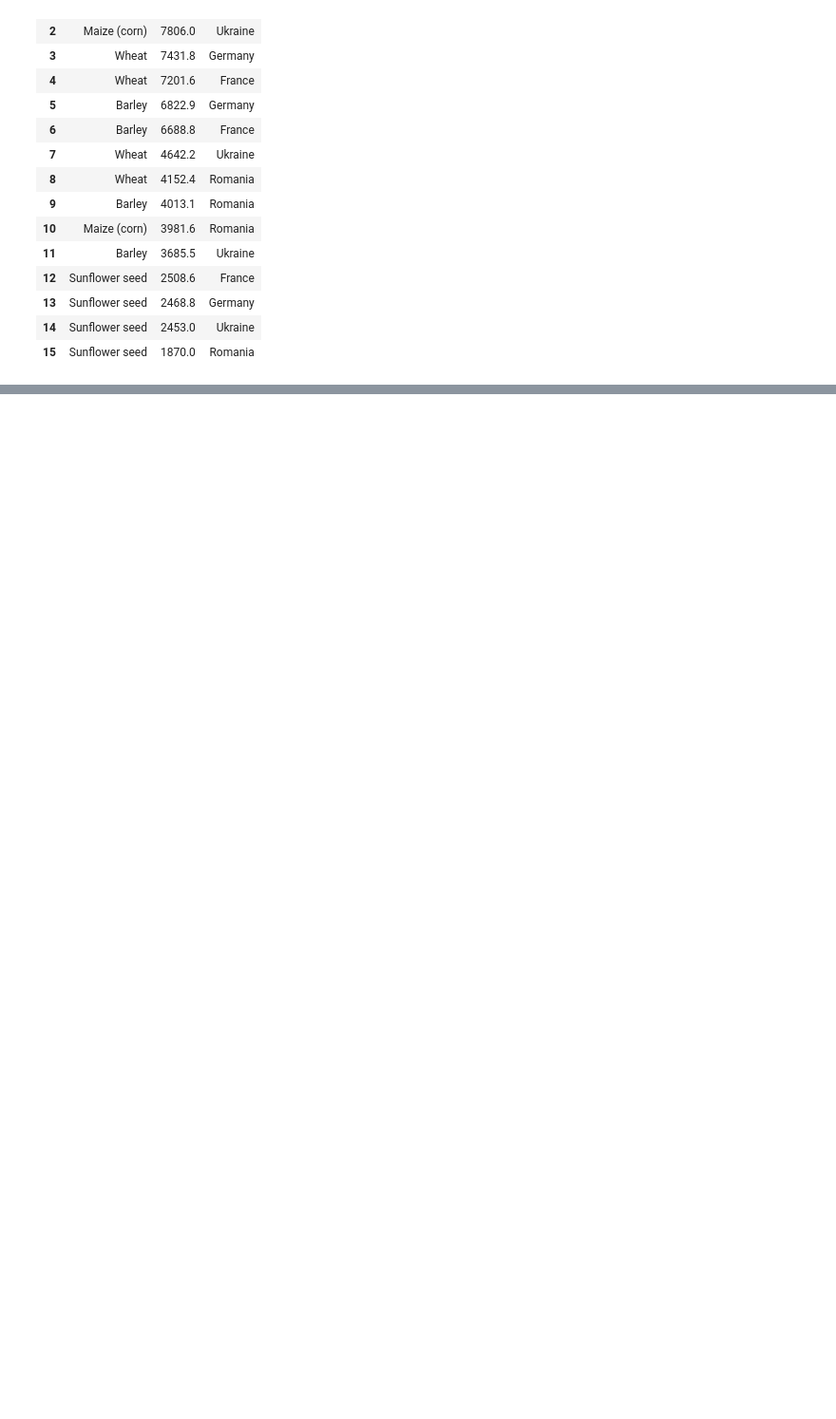
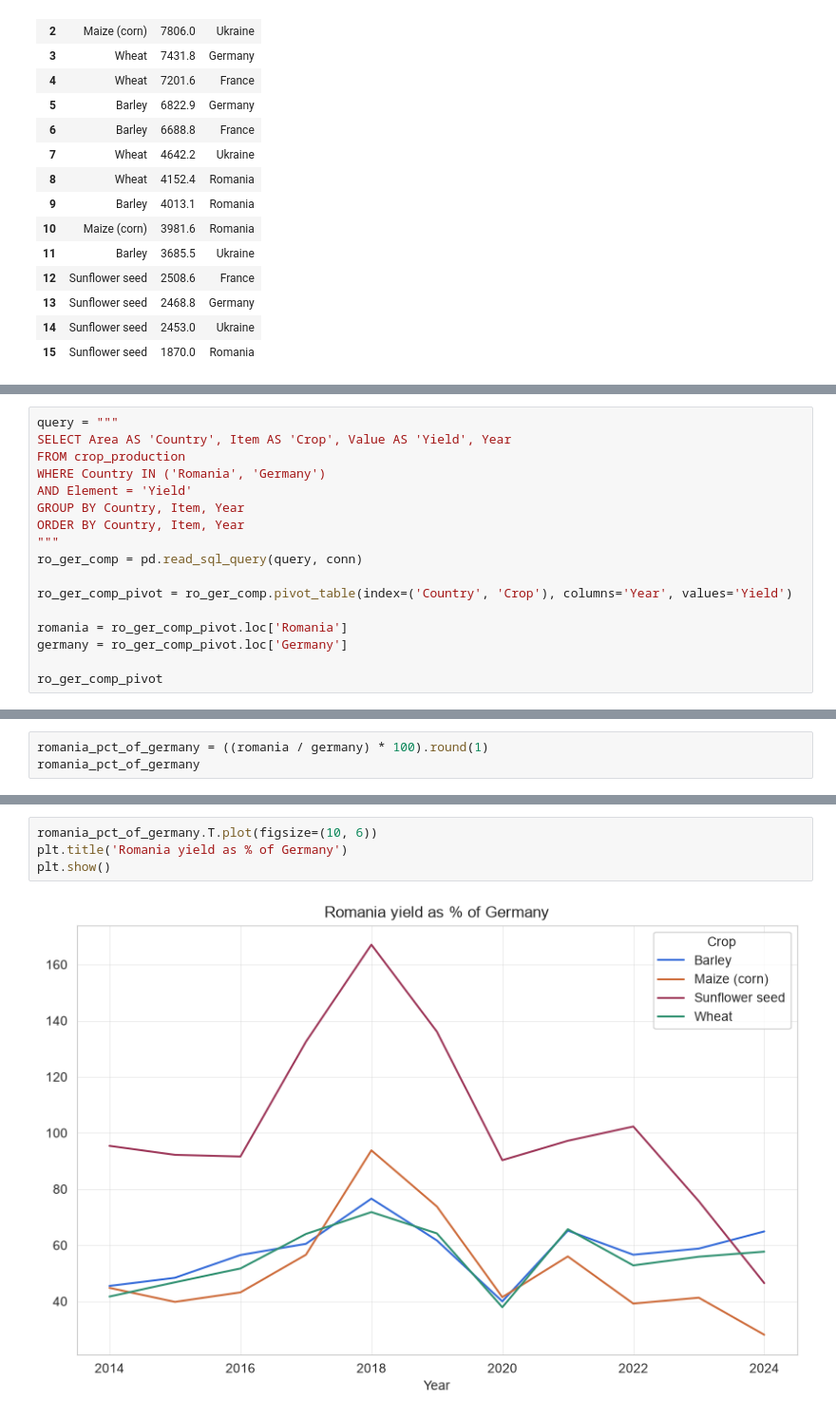
Before and after one commit to bogdan-ciobotaru/Romania-Crop-Yield-Gap, a Jupyter notebook: romania-crop-yield-gap.ipynb, the cells around one changed output, grey strips where cells are left out. Shown at 95% size. Cells and saved outputs as stored; diff of their text form; blank space fills up the shorter version.

```diff
--- a/romania-crop-yield-gap.ipynb
+++ b/romania-crop-yield-gap.ipynb
@@ -76,0 +156,17 @@ plt.show()
+# %%
+query = """
+SELECT Area AS 'Country', Item AS 'Crop', Value AS 'Yield', Year
+FROM crop_production
+WHERE Country IN ('Romania', 'Germany')
+AND Element = 'Yield'
+GROUP BY Country, Item, Year
+ORDER BY Country, Item, Year
+"""
+ro_ger_comp = pd.read_sql_query(query, conn)
+
+ro_ger_comp_pivot = ro_ger_comp.pivot_table(index=('Country', 'Crop'), columns='Year', values='Yield')
+
+romania = ro_ger_comp_pivot.loc['Romania']
+germany = ro_ger_comp_pivot.loc['Germany']
+
+ro_ger_comp_pivot
@@ -76,0 +184,3 @@ plt.show()
+# %%
+romania_pct_of_germany = ((romania / germany) * 100).round(1)
+romania_pct_of_germany
@@ -76,0 +194,6 @@ plt.show()
+# %%
+romania_pct_of_germany.T.plot(figsize=(10, 6))
+plt.title('Romania yield as % of Germany')
+plt.show()
+# %% [output]
+[figure, added]
```
Also changed, not shown: parts of 9 cells of this notebook, 1 other file.
